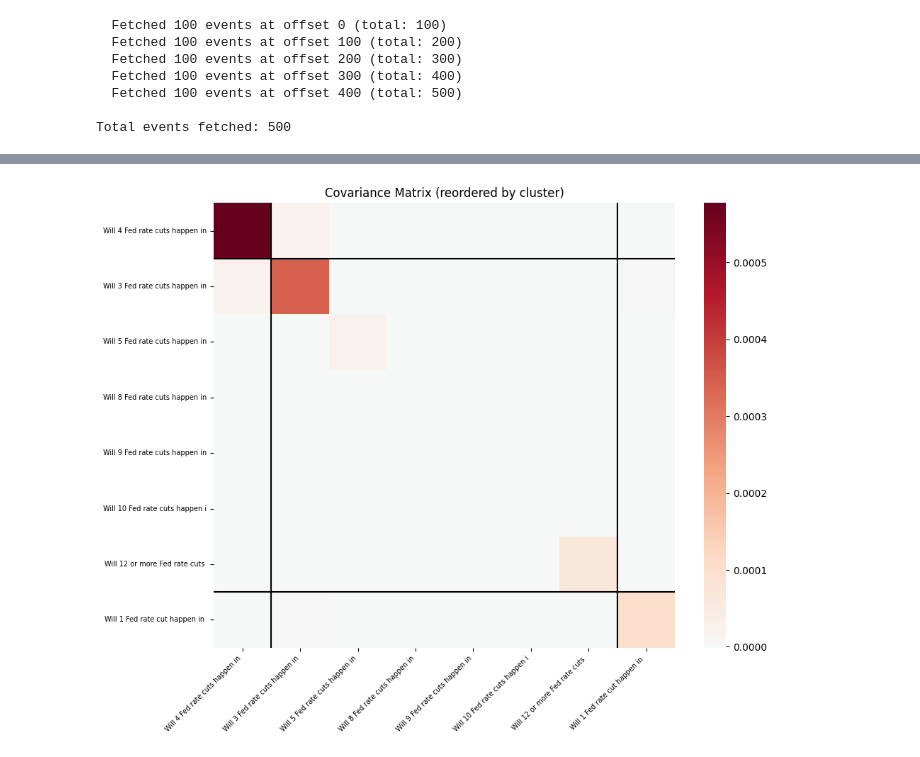
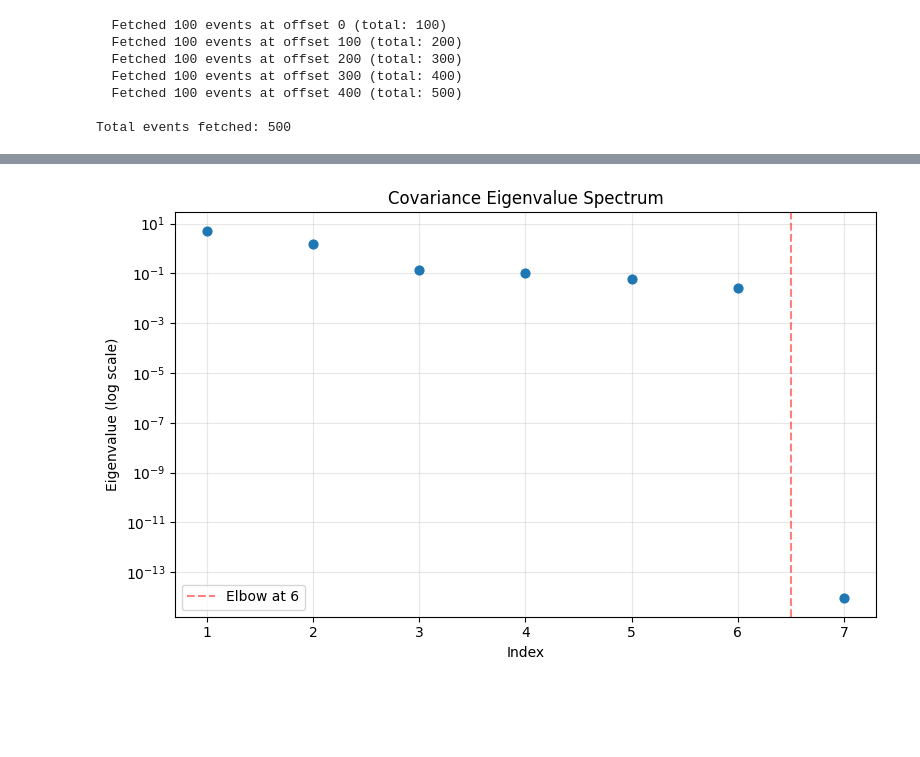
Before and after one commit to MatteoPerona/blind-community-detection-on-prediction-markets, a Jupyter notebook: notebooks/phase0_exploration.ipynb, the cells around one changed output, grey strips where cells are left out. Cells and saved outputs as stored; diff of their text form; code cells hidden in the pictures; blank space fills up the shorter version.

```diff
--- a/notebooks/phase0_exploration.ipynb
+++ b/notebooks/phase0_exploration.ipynb
@@ -331,15 +289,23 @@ Will 12 or more Fed rate cuts happen in 2026?                       0.0005   0.0
 # %%
-K = 3  # Number of clusters — try 3 or 4
+K = 2
 
-result = run_blindcd(returns, K=K)
+# Use correlation matrix (not raw covariance) — normalizes out scale differences
+# so clustering captures co-movement patterns, not absolute price levels.
+result = run_blindcd(signal_df, K=K, use_correlation=True)
 
 print(f"Eigenvalue spectrum (top 10):")
 for i, ev in enumerate(result["eigenvalues"][:10]):
     print(f"  λ_{i+1} = {ev:.6f}")
 
-print(f"\nCluster assignments:")
-for tid, label in zip(result["token_ids"], result["labels"]):
+# Build ground-truth labels for surviving markets
+gt_labels = [ground_truth.get(tid, "?") for tid in result["token_ids"]]
+
+print(f"\nCluster assignments (with ground truth):")
+print(f"{'Cluster':>8}  {'GT':>3}  {'Market'}")
+print("-" * 80)
+for tid, cl in zip(result["token_ids"], result["labels"]):
+    gt = ground_truth.get(tid, "?")
     q = token_meta.get(tid, {}).get("question", tid[:20])
-    print(f"  Cluster {label}: {q[:70]}")
+    print(f"  {cl:>5}     {gt}   {q[:65]}")
 # %% [output]
 Eigenvalue spectrum (top 10):
@@ -377,6 +385,12 @@ plot_eigenvalue_spectrum(result["eigenvalues"]);
 # %%
-# Covariance heatmap (reordered by cluster)
-plot_covariance_heatmap(result["cov_matrix"], market_labels, result["labels"]);
+# Short labels: "[A] question..." or "[B] question..."
+market_labels = [
+    f"[{token_meta.get(tid, {}).get('event', '?')}] {token_meta.get(tid, {}).get('question', tid[:15])[:25]}"
+    for tid in result["token_ids"]
+]
+
+# Eigenvalue spectrum
+plot_eigenvalue_spectrum(result["eigenvalues"]);
 # %% [output]
-[figure, old version]
+[figure, new version]
 # %%
```
Also changed, not shown: parts of 21 cells of this notebook, 6 other files.
